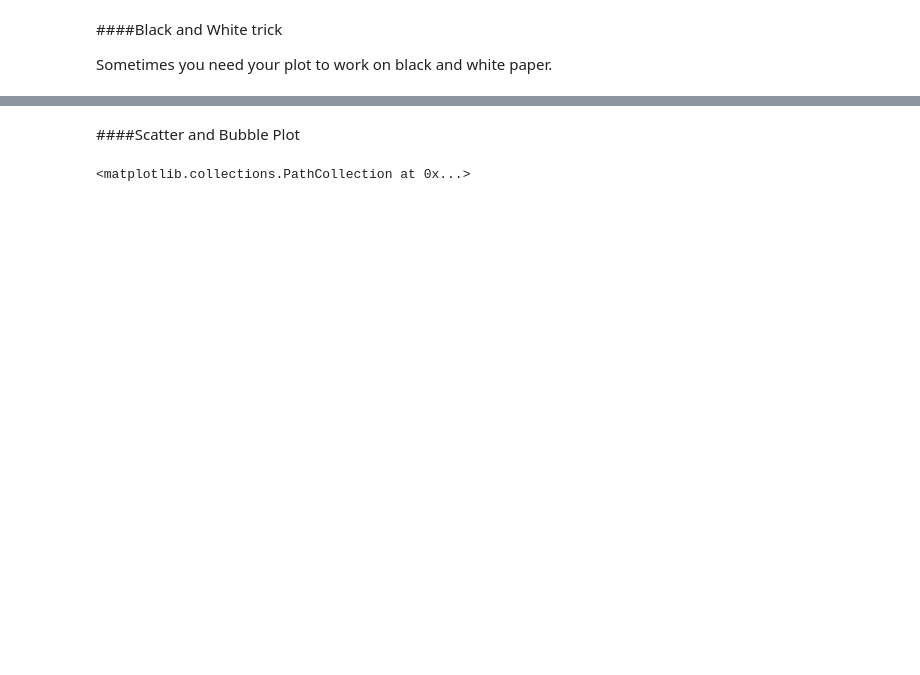
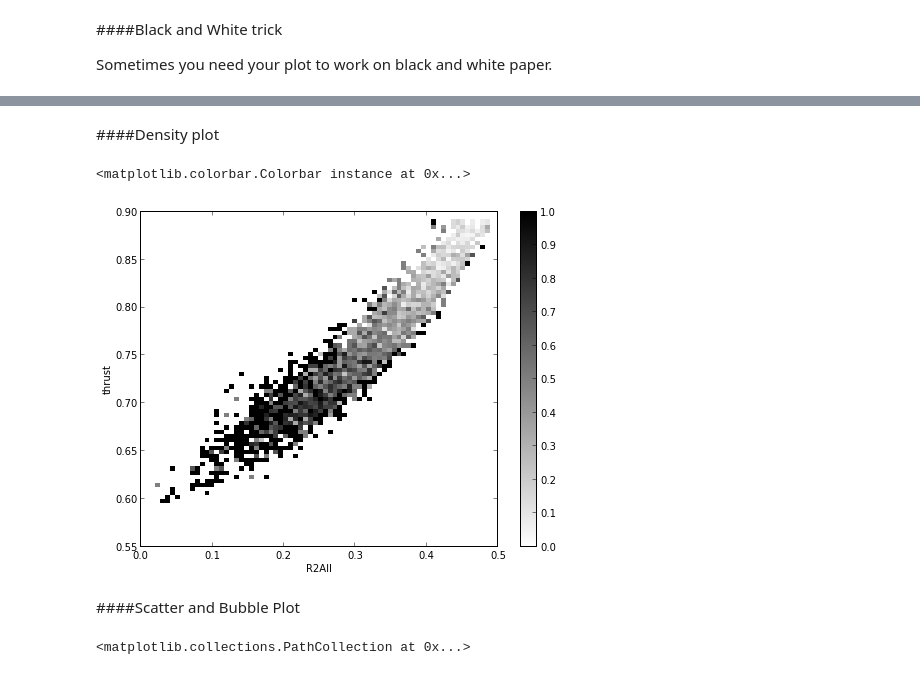
Before and after one commit to piti118/babar_python_tutorial, a Jupyter notebook: notebooks/02_Read_And_Plot.ipynb, the cells around one changed output, grey strips where cells are left out. Saved outputs shown, nothing was run; the diff lists cells and outputs as text; code cells hidden in the pictures; blank space fills up the shorter version.

```diff
--- a/notebooks/02_Read_And_Plot.ipynb
+++ b/notebooks/02_Read_And_Plot.ipynb
@@ -345,3 +354,19 @@ colorbar()
+# %% [markdown]
+####Density plot
+# %%
+#call it Bayes probability if you like
+bb_h ,ex, ey = histogram2d(bb.R2All,bb.thrustMagAll, bins=70)
+cc_h ,ex, ey = histogram2d(cc.R2All,cc.thrustMagAll, bins=[ex,ey])
+density = bb_h/(cc_h+bb_h)
+density[isnan(density)] = 0. #getrid of nan
+mid = lambda x: (x[1:]+x[:-1])/2 #function to convert edges to mid points
+pcolor(mid(ex), mid(ey), density, cmap='gray_r')
+xlabel('R2All')
+ylabel('thrust')
+colorbar()
+# %% [output]
+<matplotlib.colorbar.Colorbar instance at 0x...>
+[figure, added]
 # %% [markdown]
 ####Scatter and Bubble Plot
 # %%
```
Also changed, not shown: parts of 31 cells of this notebook, 1 other file.
